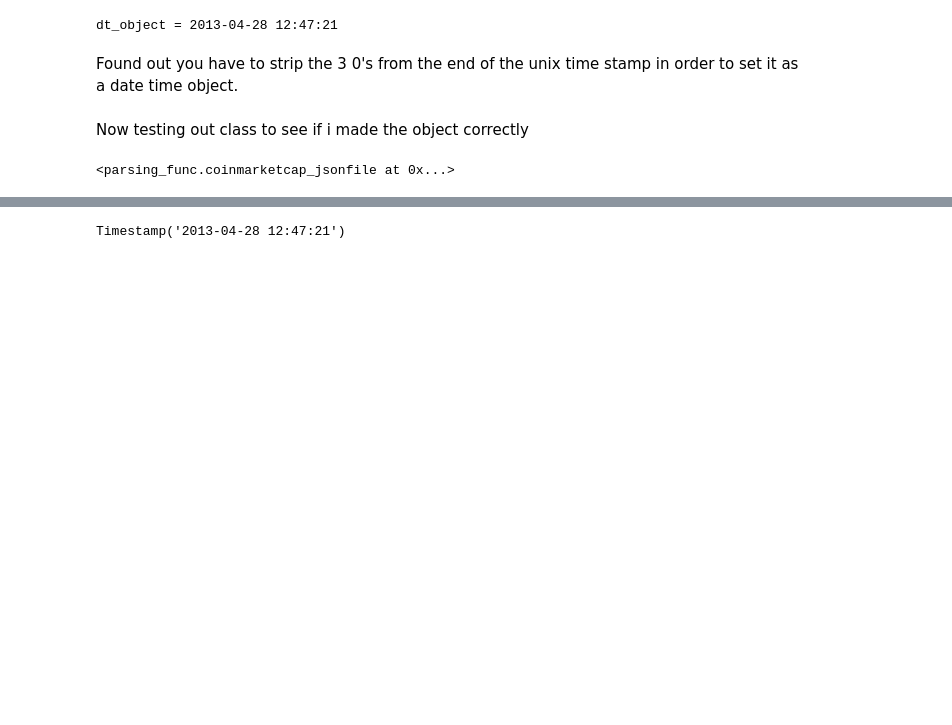
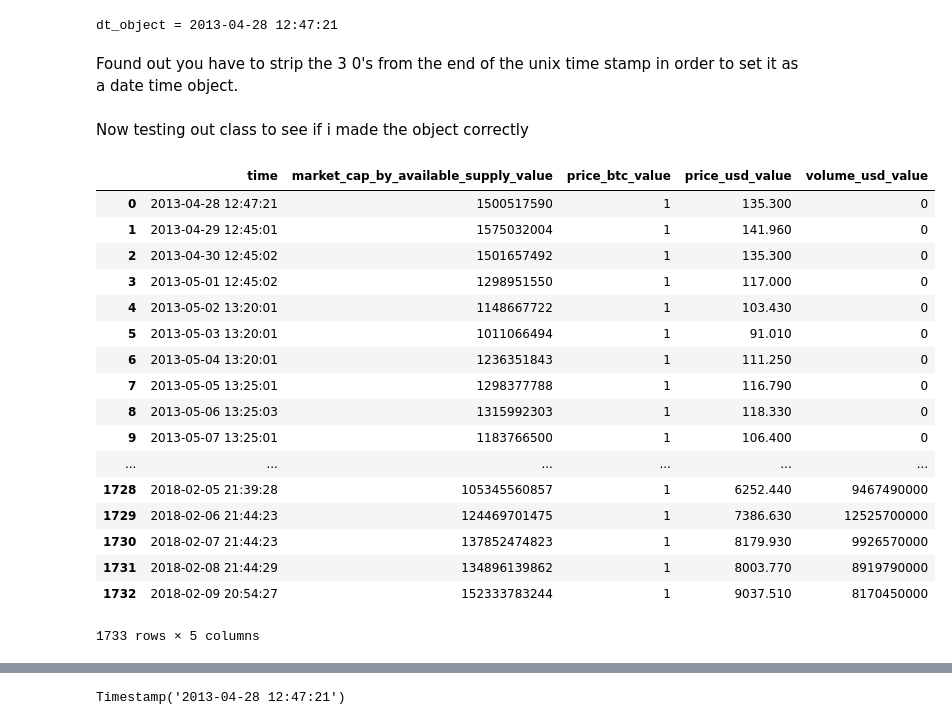
Before and after one commit to ThomasADuffy/Crypto-Capstone-1, a Jupyter notebook: EDA of .json files.ipynb, the cells around one changed output, grey strips where cells are left out. Drawn from its saved outputs; the diff is of its cells as text; code cells hidden in the pictures; blank space fills up the shorter version.

Commit message:
fixed some class funcitons and added date_filter function, also did more eda to find date range of data

```diff
--- a/EDA of .json files.ipynb
+++ b/EDA of .json files.ipynb
@@ -81,7 +81,24 @@ from parsing_func import *
 btc=coinmarketcap_jsonfile(f"/media/{getpass.getuser()}/extra/Crypto-Capstone-1/data/Json/bitcoin.json")
 eth=coinmarketcap_jsonfile(f"/media/{getpass.getuser()}/extra/Crypto-Capstone-1/data/Json/ethereum.json")
 # %%
-btc
+btc.data
 # %% [output]
+|  | time | market_cap_by_available_supply_value | price_btc_value | price_usd_value | volume_usd_value |
+| 0 | 2013-04-28 12:47:21 | 1500517590 | 1 | 135.300 | 0 |
+| 1 | 2013-04-29 12:45:01 | 1575032004 | 1 | 141.960 | 0 |
+| 2 | 2013-04-30 12:45:02 | 1501657492 | 1 | 135.300 | 0 |
+| 3 | 2013-05-01 12:45:02 | 1298951550 | 1 | 117.000 | 0 |
+| 4 | 2013-05-02 13:20:01 | 1148667722 | 1 | 103.430 | 0 |
+| 5 | 2013-05-03 13:20:01 | 1011066494 | 1 | 91.010 | 0 |
+| 6 | 2013-05-04 13:20:01 | 1236351843 | 1 | 111.250 | 0 |
+| 7 | 2013-05-05 13:25:01 | 1298377788 | 1 | 116.790 | 0 |
+| 8 | 2013-05-06 13:25:03 | 1315992303 | 1 | 118.330 | 0 |
+| 9 | 2013-05-07 13:25:01 | 1183766500 | 1 | 106.400 | 0 |
+| ... | ... | ... | ... | ... | ... |
+| 1728 | 2018-02-05 21:39:28 | 105345560857 | 1 | 6252.440 | 9467490000 |
+| 1729 | 2018-02-06 21:44:23 | 124469701475 | 1 | 7386.630 | 12525700000 |
+| 1730 | 2018-02-07 21:44:23 | 137852474823 | 1 | 8179.930 | 9926570000 |
+| 1731 | 2018-02-08 21:44:29 | 134896139862 | 1 | 8003.770 | 8919790000 |
+| 1732 | 2018-02-09 20:54:27 | 152333783244 | 1 | 9037.510 | 8170450000 |
-<parsing_func.coinmarketcap_jsonfile at 0x...>
+1733 rows × 5 columns
 # %%
```
Also changed, not shown: parts of 9 cells of this notebook, 2 other files.
